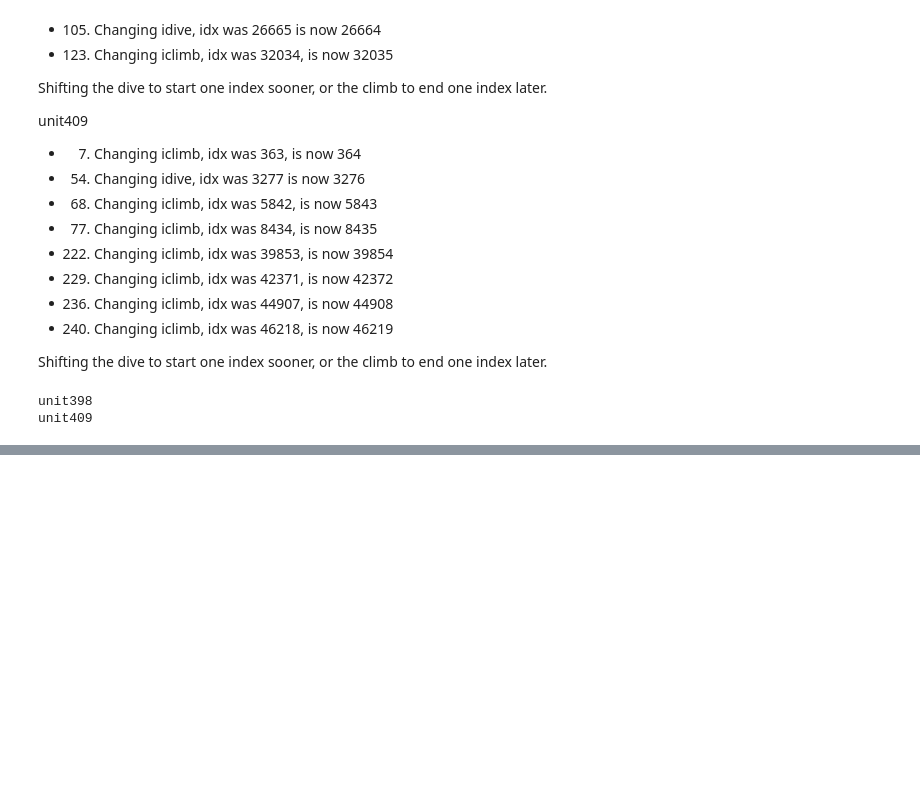
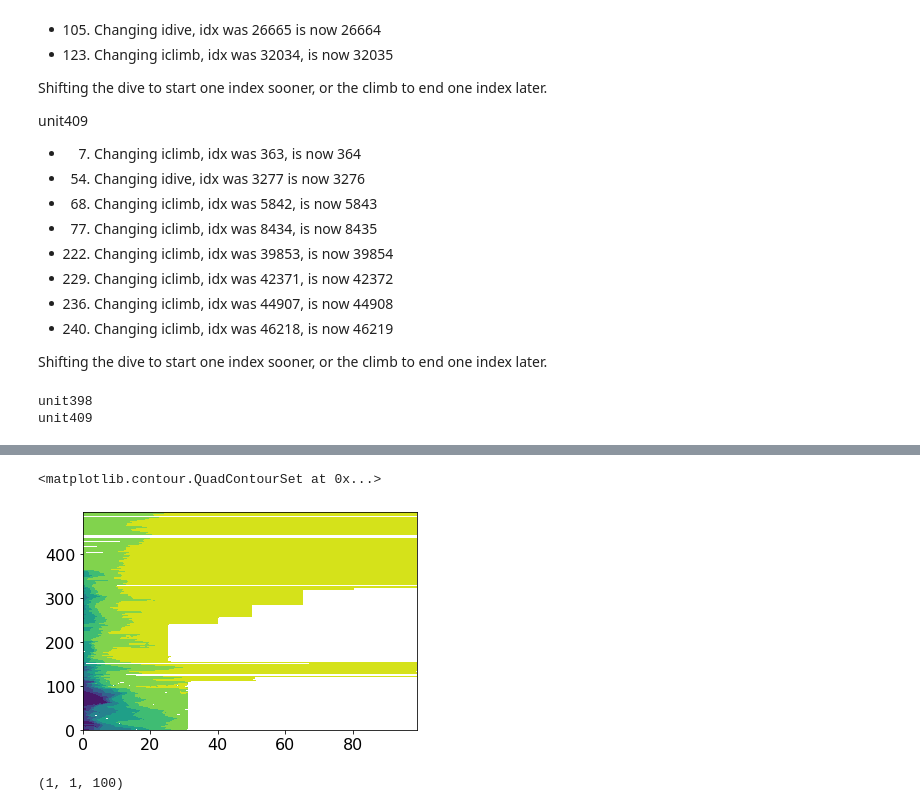
Before and after one commit to eleanorfrajka/c2_slocum, a Jupyter notebook: 02-code/04-visualise.ipynb, the cells around one changed output, grey strips where cells are left out. Saved outputs shown, nothing was run; the diff lists cells and outputs as text; code cells hidden in the pictures; blank space fills up the shorter version.

```diff
--- a/02-code/04-visualise.ipynb
+++ b/02-code/04-visualise.ipynb
@@ -167,0 +235,9 @@ unit409
+# %%
+plt.contourf(blank_full.salin)
+# %% [output]
+<matplotlib.contour.QuadContourSet at 0x...>
+[figure, added]
+# %%
+lat.shape
+# %% [output]
+(1, 1, 100)
```
Also changed, not shown: parts of 5 cells of this notebook, 2 other files.
